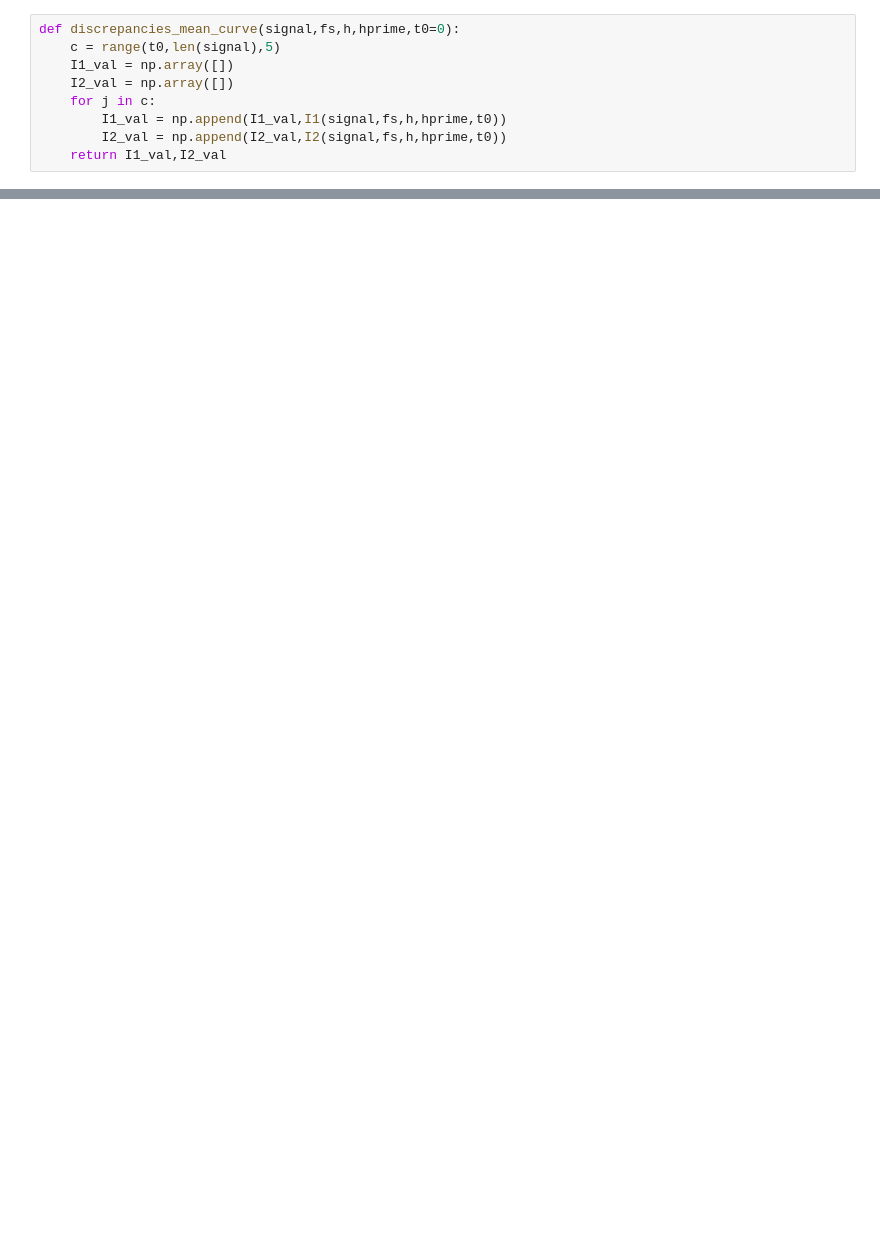
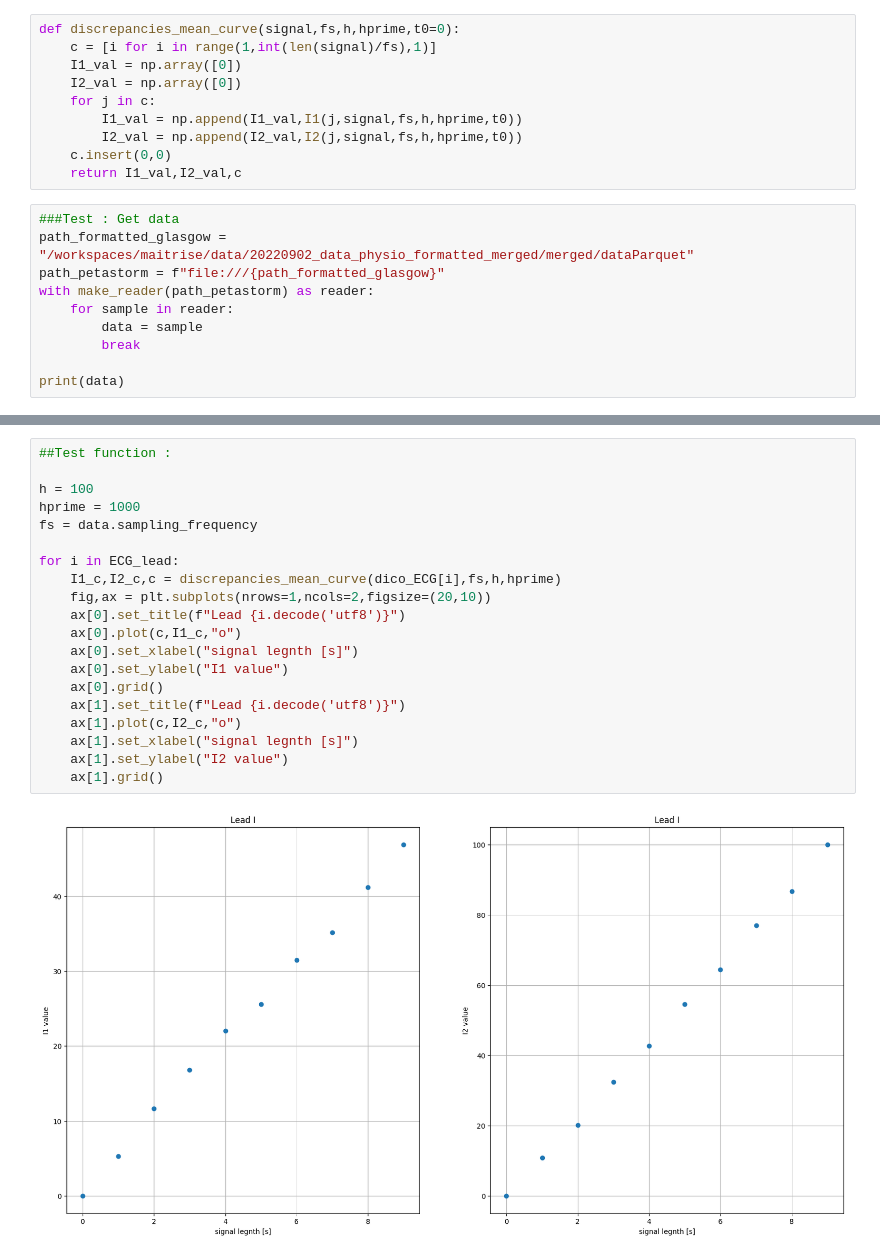
Before and after one commit to CBergerEPFL/maitrise, a Jupyter notebook: Test_TSD_article.ipynb, the cells around one changed output, grey strips where cells are left out. Saved outputs shown, nothing was run; the diff lists cells and outputs as text; blank space fills up the shorter version.

```diff
--- a/Test_TSD_article.ipynb
+++ b/Test_TSD_article.ipynb
@@ -37,10 +39,21 @@ def I2(c,signal,fs,h,hprime,t0=0):
     return I2c
 # %%
 def discrepancies_mean_curve(signal,fs,h,hprime,t0=0):
-    c = range(t0,len(signal),5)
-    I1_val = np.array([])
-    I2_val = np.array([])
+    c = [i for i in range(1,int(len(signal)/fs),1)]
+    I1_val = np.array([0])
+    I2_val = np.array([0])
     for j in c:
-        I1_val = np.append(I1_val,I1(signal,fs,h,hprime,t0))
-        I2_val = np.append(I2_val,I2(signal,fs,h,hprime,t0))
-    return I1_val,I2_val
+        I1_val = np.append(I1_val,I1(j,signal,fs,h,hprime,t0))
+        I2_val = np.append(I2_val,I2(j,signal,fs,h,hprime,t0))
+    c.insert(0,0)
+    return I1_val,I2_val,c
+# %%
+###Test : Get data
+path_formatted_glasgow = "/workspaces/maitrise/data/20220902_data_physio_formatted_merged/merged/dataParquet"
+path_petastorm = f"file:///{path_formatted_glasgow}"
+with make_reader(path_petastorm) as reader:
+    for sample in reader:
+        data = sample
+        break
+
+print(data)
@@ -46,0 +110,22 @@ def discrepancies_mean_curve(signal,fs,h,hprime,t0=0):
+# %%
+##Test function :
+
+h = 100
+hprime = 1000
+fs = data.sampling_frequency
+
+for i in ECG_lead:
+    I1_c,I2_c,c = discrepancies_mean_curve(dico_ECG[i],fs,h,hprime)
+    fig,ax = plt.subplots(nrows=1,ncols=2,figsize=(20,10))
+    ax[0].set_title(f"Lead {i.decode('utf8')}")
+    ax[0].plot(c,I1_c,"o")
+    ax[0].set_xlabel("signal legnth [s]")
+    ax[0].set_ylabel("I1 value")
+    ax[0].grid()
+    ax[1].set_title(f"Lead {i.decode('utf8')}")
+    ax[1].plot(c,I2_c,"o")
+    ax[1].set_xlabel("signal legnth [s]")
+    ax[1].set_ylabel("I2 value")
+    ax[1].grid()
+# %% [output]
+[figure, added]
```
Also changed, not shown: parts of 6 cells of this notebook, 1 other file.
